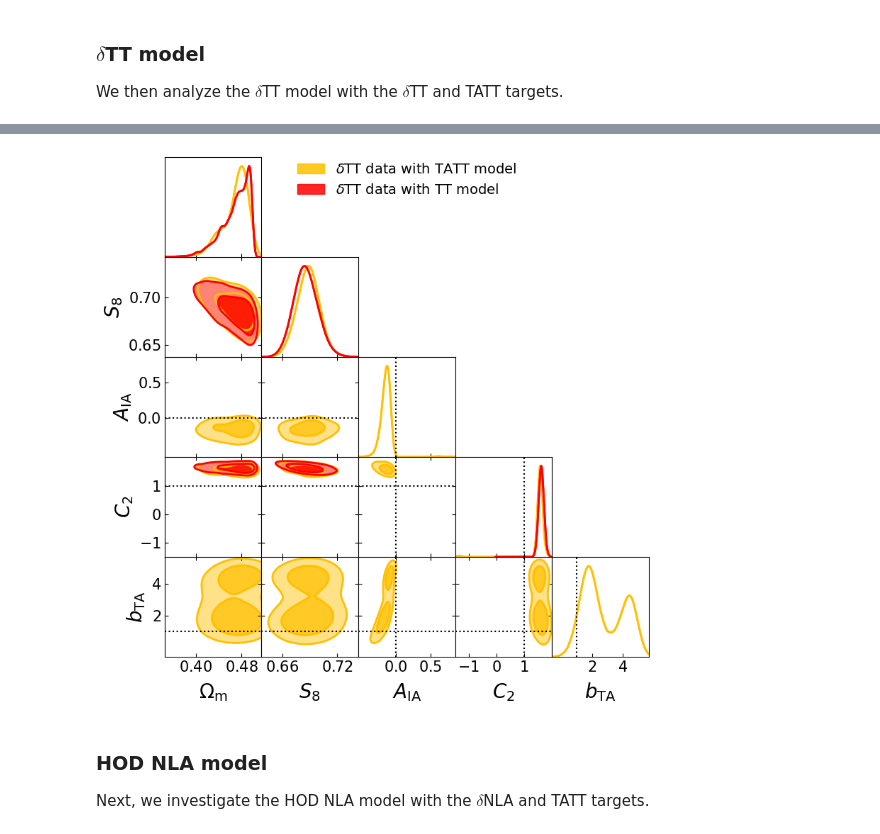
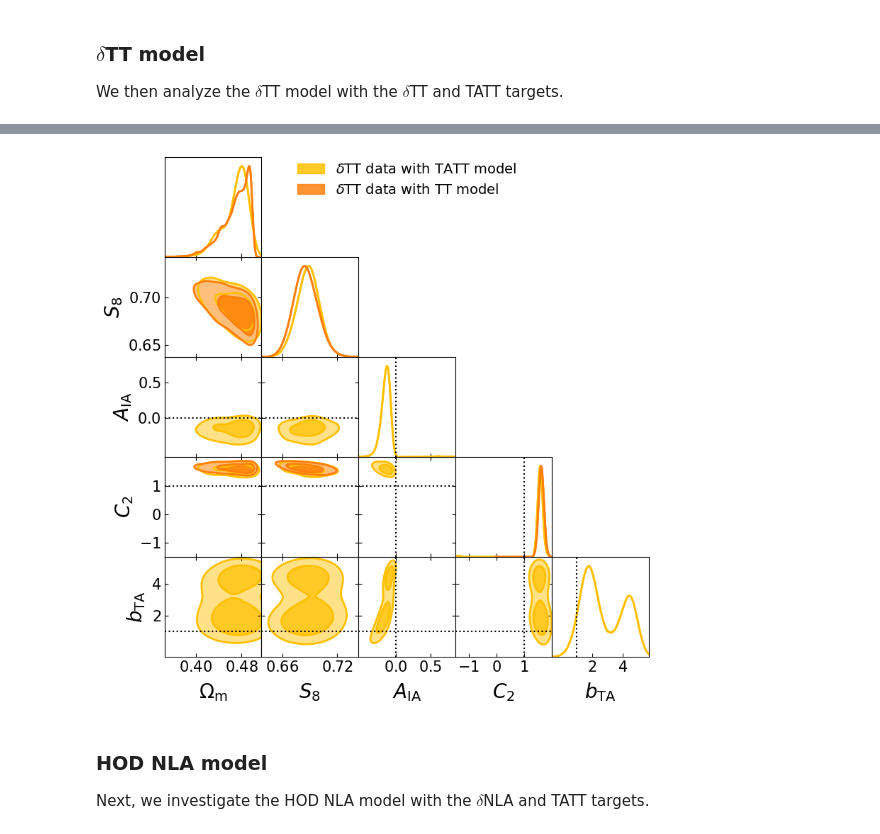
Before and after one commit to LSSTDESC/SkySim5000_IA_infusion, a Jupyter notebook: validation_with_inference/corner_plots_skysim5000_ia_infusion.ipynb, the cells around one changed output, grey strips where cells are left out. Saved outputs shown, nothing was run; the diff lists cells and outputs as text; code cells hidden in the pictures.

```diff
--- a/validation_with_inference/corner_plots_skysim5000_ia_infusion.ipynb
+++ b/validation_with_inference/corner_plots_skysim5000_ia_infusion.ipynb
@@ -267,42 +229,43 @@ plt.savefig(f"{plot_path}{model1}_with_{model1}_and_{model2}_combo.png", dpi=300
-# %%
-model1 = "deltaTT"  # define the first I model
-model2 = "TATT"  # define the second IA model
-model3 = "TT"
-# Make a string we can pass around
-model1_str = f"{model1}_with_{model3}"
-model2_str = f"{model1}_with_{model2}"
-
-# Make lists with samples and colors
-samples_list = [samples[model2_str]] * 2 + [samples[model1_str]] * 2
-colors_list = [colors[model2_str]] * 2 +  [colors[model1_str]] * 2
-
-# Define kwargs
-kwargs = {
-        'contour_colors': colors_list,
-        "filled": [False, True] * (len(colors_list)),
-        "contour_ls": ["-"] * len(colors_list),
-        "contour_lws": [2] * len(colors_list),
-    }
-
-# Set labels
-legend_labels = ["_nolegend_",
-                 f"$\delta$TT data with {model2} model",
-                 "_nolegend_",
-                 f"$\delta$TT data with TT model",
-                 ]
-
-# Plot using getDist
-g.triangle_plot(samples_list,
-                markers=truth_values[model1_str],
-                legend_labels=legend_labels,
-                legend_ncol=1,
-                **kwargs)
-
-# Save the figs to pdf and png
-plt.savefig(f"{plot_path}{model1}_with_{model3}_and_{model2}_combo.pdf", dpi=300)
-plt.savefig(f"{plot_path}{model1}_with_{model3}_and_{model2}_combo.png", dpi=300)
-# %% [output]
-[figure, removed]
+# %%
+model1 = "deltaTT"  # define the first I model
+model2 = "TATT"  # define the second IA model
+model3 = "TT"
+# Make a string we can pass around
+model1_str = f"{model1}_with_{model3}"
+model2_str = f"{model1}_with_{model2}"
+model3_str = f"{model3}_with_{model3}"
+
+# Make lists with samples and colors
+samples_list = [samples[model2_str]] * 2 + [samples[model1_str]] * 2
+colors_list = [colors[model2]] * 2 +  [colors[model3]] * 2
+
+# Define kwargs
+kwargs = {
+        'contour_colors': colors_list,
+        "filled": [False, True] * (len(colors_list)),
+        "contour_ls": ["-"] * len(colors_list),
+        "contour_lws": [2] * len(colors_list),
+    }
+
+# Set labels
+legend_labels = ["_nolegend_",
+                 f"$\delta$TT data with {model2} model",
+                 "_nolegend_",
+                 f"$\delta$TT data with {model3} model",
+                 ]
+
+# Plot using getDist
+g.triangle_plot(samples_list,
+                markers=truth_values[model1_str],
+                legend_labels=legend_labels,
+                legend_ncol=1,
+                **kwargs)
+
+# Save the figs to pdf and png
+plt.savefig(f"{plot_path}{model1}_with_{model3}_and_{model2}_combo.pdf", dpi=300)
+plt.savefig(f"{plot_path}{model1}_with_{model3}_and_{model2}_combo.png", dpi=300)
+# %% [output]
+[figure, added]
 # %% [markdown]
 ### HOD NLA model
 
```
Also changed, not shown: parts of 7 cells of this notebook, 15 other files.
